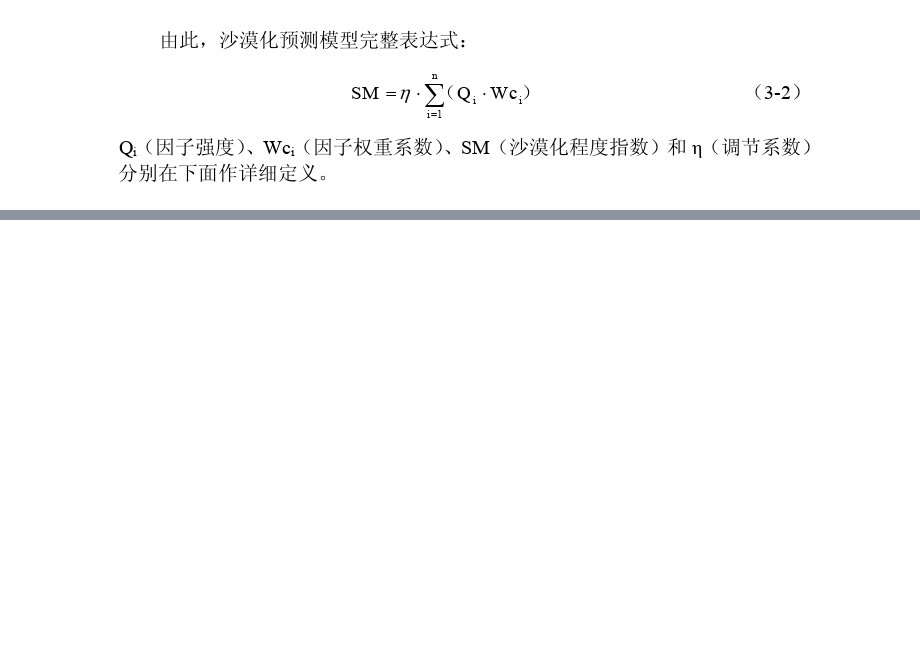
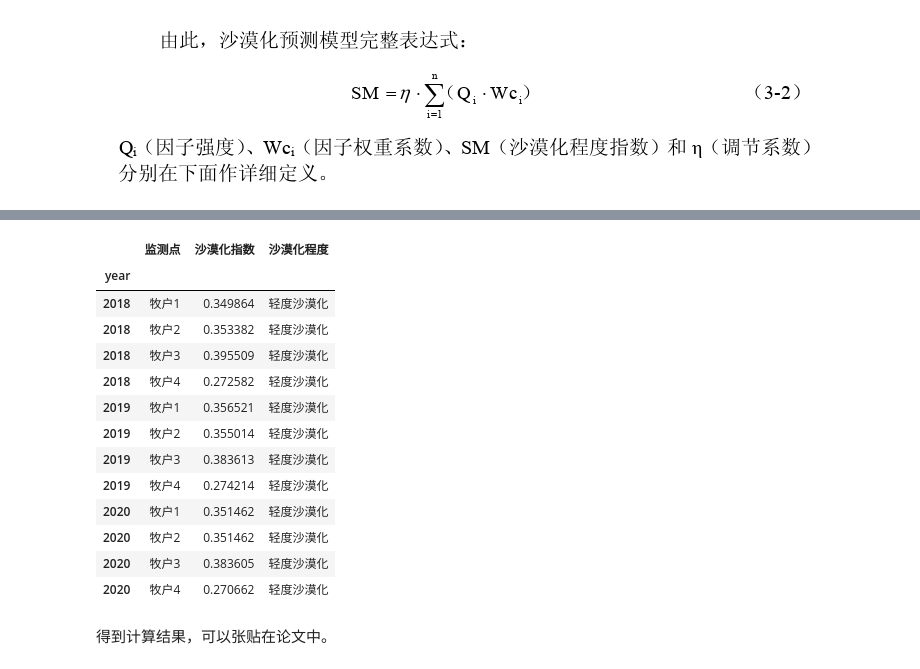
Before and after one commit to cgsdfc/huawei-cup19-problem-e, a Jupyter notebook: 问题4-计算公式.ipynb, the cells around one changed output, grey strips where cells are left out. Saved outputs shown, nothing was run; the diff lists cells and outputs as text; code cells hidden in the pictures; blank space fills up the shorter version.

```diff
--- a/问题4-计算公式.ipynb
+++ b/问题4-计算公式.ipynb
@@ -8,14 +19,20 @@
 WIND='暖季平均风速(m/s)'
 RAIN='暖季降水量(mm)'
 TEMP='暖季平均气温(℃)'
+CLIMATE_COLS=[WIND, RAIN, TEMP]
 
 PLANT='夏季植被盖度'
 WATER='夏季地表水资源量(104m3/km2)'
 UNDER_WATER='夏季地下水埋深(m)'
+GND_COLS=[PLANT, WATER, UNDER_WATER]
 
 PERSON='人口密度(person/km2)'
 SHEEP='牲畜密度(sheep unit/km2)'
 MONEY='人均家庭经营纯收入(yuan)'
+HUMAN_COLS=[PERSON,SHEEP,MONEY]
+
+FACTOR_COLS=CLIMATE_COLS+HUMAN_COLS
+PLOT='监测点'
 # %%
 UPPER={
     WIND: 2.61,
@@ -156,0 +208,33 @@ def compute_SM(Q_raw: dict, eta: float):
+# %%
+SM1_COL,SM2_COL='沙漠化指数','沙漠化程度'
+
+def compute_SM_series(s: pd.Series):
+    *_,SM1,SM2 = compute_SM(s.to_dict(), eta=1)
+    return {
+        SM1_COL: SM1,
+        SM2_COL: SM2,
+    }
+
+df_SM = df[FACTOR_COLS].apply(compute_SM_series, axis=1, result_type='expand')
+df_ = pd.concat([df, df_SM], axis=1)
+# %%
+df_res = df_[[PLOT,SM1_COL,SM2_COL]]
+df_res.to_csv('问题4-不同监测点的沙漠化程度（2018-2020）')
+df_res
+# %% [output]
+|  | 监测点 | 沙漠化指数 | 沙漠化程度 |
+| year |  |  |  |
+| 2018 | 牧户1 | 0.349864 | 轻度沙漠化 |
+| 2018 | 牧户2 | 0.353382 | 轻度沙漠化 |
+| 2018 | 牧户3 | 0.395509 | 轻度沙漠化 |
+| 2018 | 牧户4 | 0.272582 | 轻度沙漠化 |
+| 2019 | 牧户1 | 0.356521 | 轻度沙漠化 |
+| 2019 | 牧户2 | 0.355014 | 轻度沙漠化 |
+| 2019 | 牧户3 | 0.383613 | 轻度沙漠化 |
+| 2019 | 牧户4 | 0.274214 | 轻度沙漠化 |
+| 2020 | 牧户1 | 0.351462 | 轻度沙漠化 |
+| 2020 | 牧户2 | 0.351462 | 轻度沙漠化 |
+| 2020 | 牧户3 | 0.383605 | 轻度沙漠化 |
+| 2020 | 牧户4 | 0.270662 | 轻度沙漠化 |
+# %% [markdown]
+得到计算结果，可以张贴在论文中。
```
Also changed, not shown: parts of 7 cells of this notebook, 7 other files.
